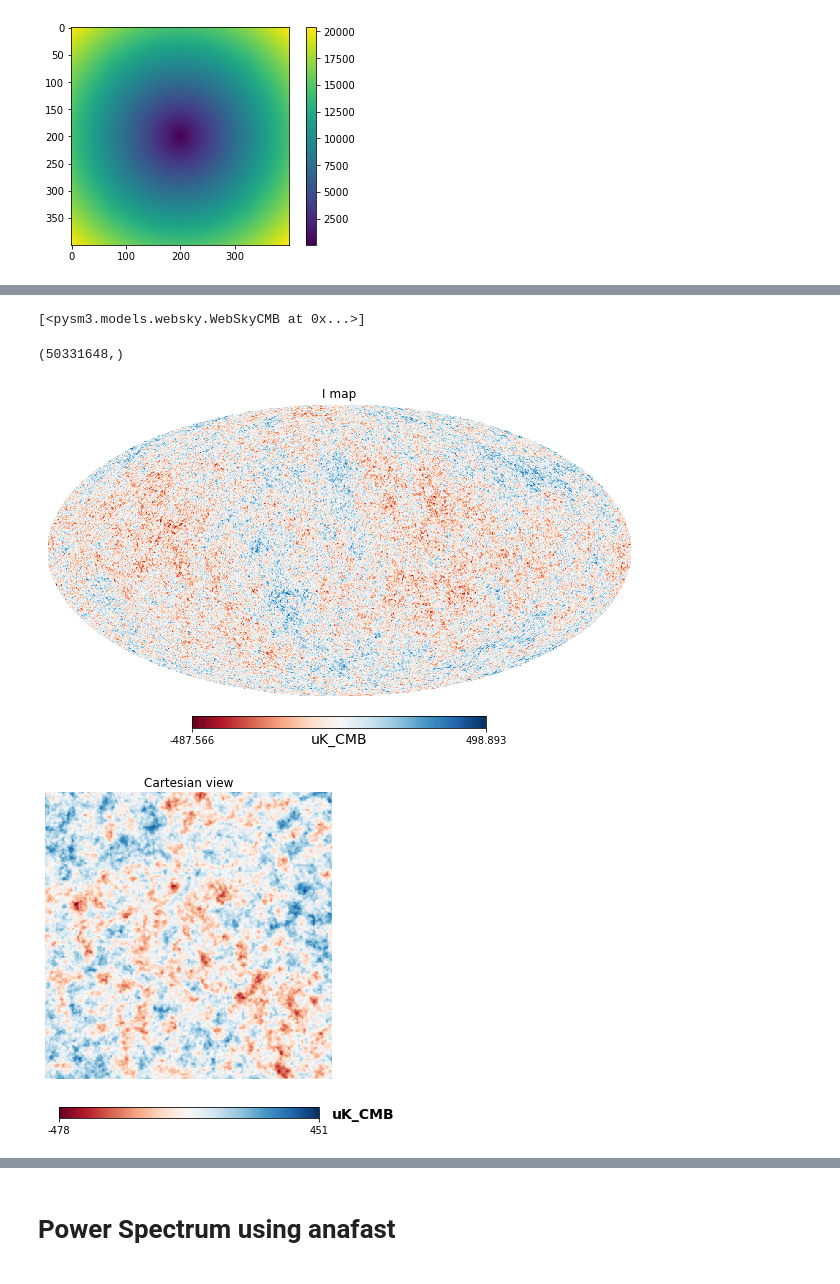
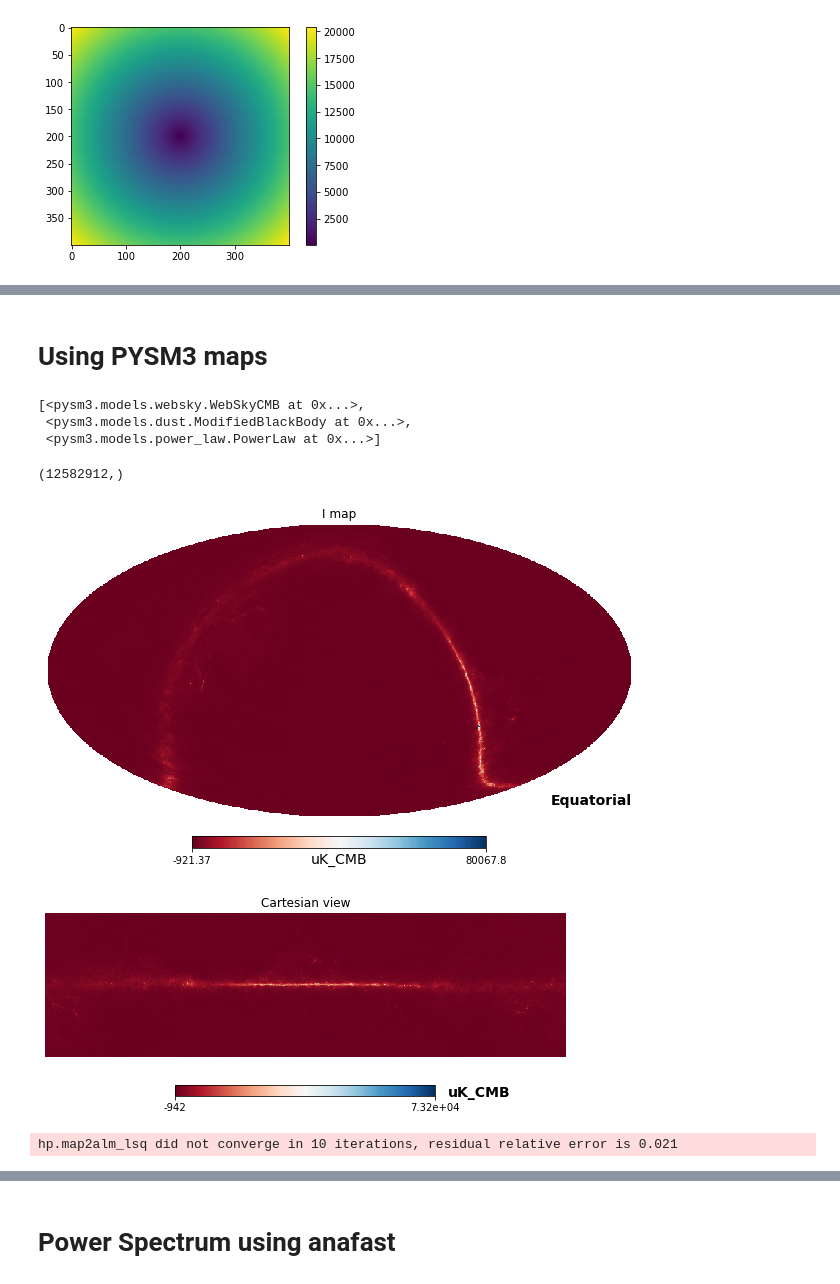
Before and after one commit to alpish0510/ML_mapmaker_project, a Jupyter notebook: new.ipynb, the cells around one changed output, grey strips where cells are left out. Saved outputs shown, nothing was run; the diff lists cells and outputs as text; code cells hidden in the pictures.

```diff
--- a/new.ipynb
+++ b/new.ipynb
@@ -226,25 +238,34 @@ plt.legend(fontsize=12)
+# %% [markdown]
+# Using PYSM3 maps
 # %%
 import pysm3
 import pysm3.units as u
 import healpy as hp
 # %%
-sky = pysm3.Sky(nside=2048, preset_strings=["c4"])  # one can choose the models. Documentation at https://pysm3.readthedocs.io/en/latest/models.html
+sky = pysm3.Sky(nside=4096, preset_strings=["c4","d1","s1"])  # one can choose the models. Documentation at https://pysm3.readthedocs.io/en/latest/models.html
 sky.components
 # %% [output]
-[<pysm3.models.websky.WebSkyCMB at 0x...>]
+[<pysm3.models.websky.WebSkyCMB at 0x...>,
+ <pysm3.models.dust.ModifiedBlackBody at 0x...>,
+ <pysm3.models.power_law.PowerLaw at 0x...>]
 # %%
-map_100GHz = sky.get_emission(100 * u.GHz)
-map_100GHz = map_100GHz.to(u.uK_CMB, equivalencies=u.cmb_equivalencies(100*u.GHz))
+map_220GHz = sky.get_emission(220 * u.GHz)
+map_220GHz = map_220GHz.to(u.uK_CMB, equivalencies=u.cmb_equivalencies(220*u.GHz))
 # %%
-#hp.mollview(map_100GHz[0], min=-300 ,max=300, title="I map", unit=map_100GHz.unit,cmap='RdBu')
-hp.mollview(map_100GHz[0],title="I map",unit=map_100GHz.unit,cmap='RdBu',remove_dip=True)
-map_100GHz[0].shape
+#hp.mollview(map_220GHz[0], min=-300 ,max=300, title="I map", unit=map_220GHz.unit,cmap='RdBu')
+hp.mollview(map_220GHz[0],title="I map",coord="GC",unit=map_220GHz.unit,cmap='RdBu',remove_dip=True)
+map_220GHz[0].shape
 # %% [output]
-(50331648,)
+(12582912,)
-[figure, old version]
+[figure, new version]
 # %%
-map=hp.visufunc.cartview(map_100GHz[0], unit=map_100GHz.unit, cmap='RdBu',lonra=[-10,10],latra=[-10,10],remove_dip=True,return_projected_map=True,xsize=400)
+map=hp.visufunc.cartview(map_220GHz[0], unit=map_220GHz.unit,cmap="RdBu",lonra=[-180,180],latra=[-50,50],remove_dip=True)
+#map=np.load('map.npy')
 map=np.array(map)
 #np.save('map.npy',map)
 # %% [output]
-[figure, old version]
+[figure, new version]
+# %%
+wow=pysm3.apply_smoothing_and_coord_transform(map_220GHz[0], fwhm=0.0158333*u.deg, rot=hp.Rotator(coord=("G","C")))
+# %% [output]
+hp.map2alm_lsq did not converge in 10 iterations, residual relative error is 0.021
```
Also changed, not shown: parts of 42 cells of this notebook, 1 other file.
